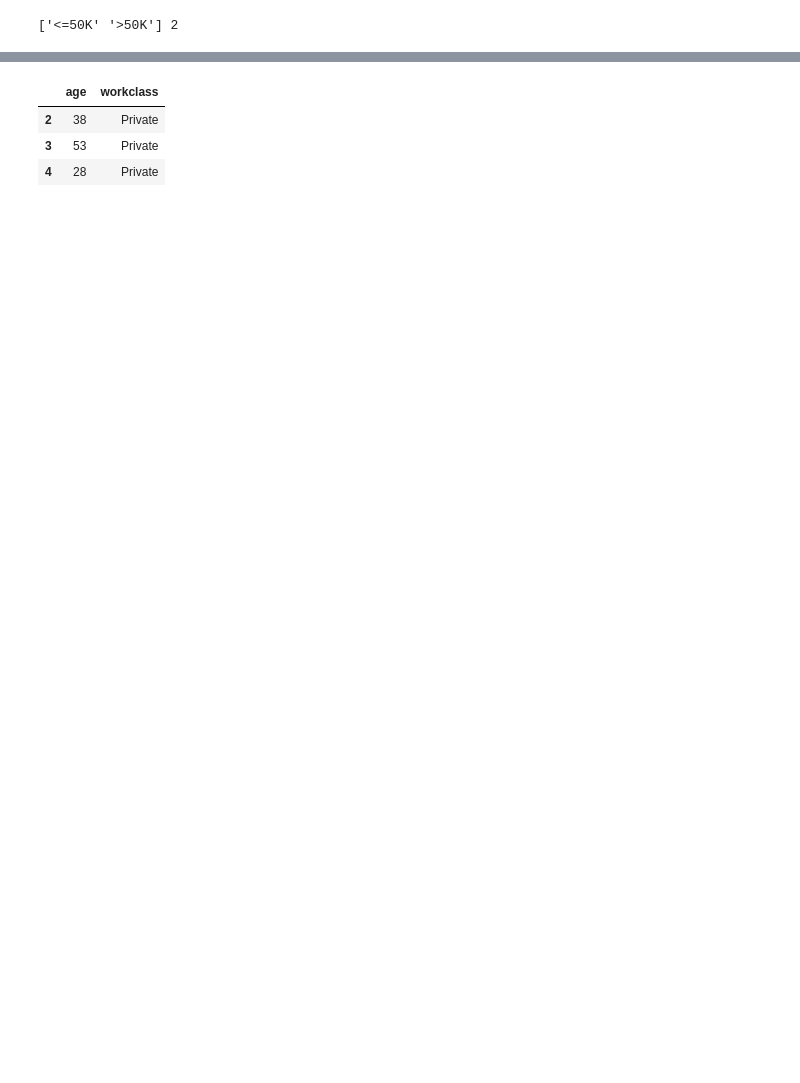
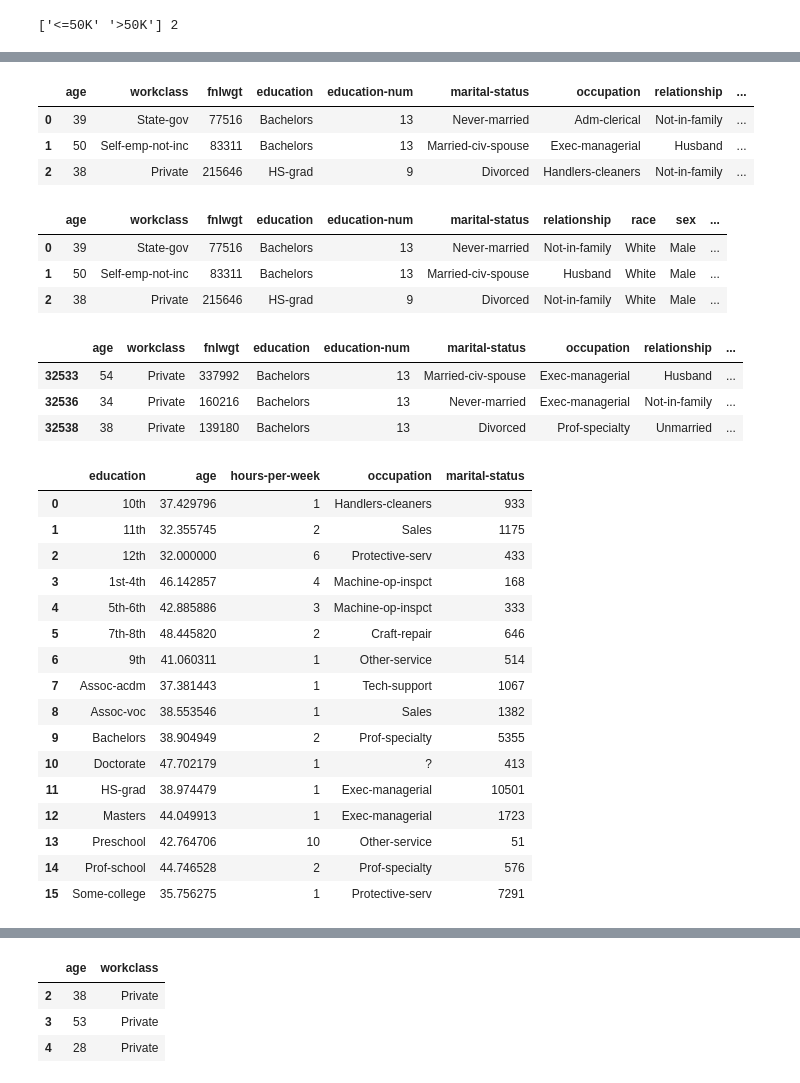
Before and after one commit to mdl81/pandas_numpy_tasks, a Jupyter notebook: test.ipynb, the cells around one changed output, grey strips where cells are left out. Drawn from its saved outputs; the diff is of its cells as text; code cells hidden in the pictures; blank space fills up the shorter version.

```diff
--- a/test.ipynb
+++ b/test.ipynb
@@ -50,0 +122,47 @@ print(data.salary.unique(), data.salary.nunique())
+# %%
+data['new_col'] = True
+data.head(3)
+# %% [output]
+|  | age | workclass | fnlwgt | education | education-num | marital-status | occupation | relationship | ... |
+| 0 | 39 | State-gov | 77516 | Bachelors | 13 | Never-married | Adm-clerical | Not-in-family | ... |
+| 1 | 50 | Self-emp-not-inc | 83311 | Bachelors | 13 | Married-civ-spouse | Exec-managerial | Husband | ... |
+| 2 | 38 | Private | 215646 | HS-grad | 9 | Divorced | Handlers-cleaners | Not-in-family | ... |
+# %%
+data.drop(['salary', 'new_col', 'occupation'], axis=1).head(3)
+# %% [output]
+|  | age | workclass | fnlwgt | education | education-num | marital-status | relationship | race | sex | ... |
+| 0 | 39 | State-gov | 77516 | Bachelors | 13 | Never-married | Not-in-family | White | Male | ... |
+| 1 | 50 | Self-emp-not-inc | 83311 | Bachelors | 13 | Married-civ-spouse | Husband | White | Male | ... |
+| 2 | 38 | Private | 215646 | HS-grad | 9 | Divorced | Not-in-family | White | Male | ... |
+# %%
+data[data['education'].isin(['Bachelors', '11th'])].tail(3) # data[data[‘education’] == 'Bachelors']
+# %% [output]
+|  | age | workclass | fnlwgt | education | education-num | marital-status | occupation | relationship | ... |
+| 32533 | 54 | Private | 337992 | Bachelors | 13 | Married-civ-spouse | Exec-managerial | Husband | ... |
+| 32536 | 34 | Private | 160216 | Bachelors | 13 | Never-married | Exec-managerial | Not-in-family | ... |
+| 32538 | 38 | Private | 139180 | Bachelors | 13 | Divorced | Prof-specialty | Unmarried | ... |
+# %%
+data.groupby(["education"]).agg({
+    "age": "mean",
+    "hours-per-week": "min",
+    "occupation": "last",
+    "marital-status": "count"
+}).reset_index()
+# %% [output]
+|  | education | age | hours-per-week | occupation | marital-status |
+| 0 | 10th | 37.429796 | 1 | Handlers-cleaners | 933 |
+| 1 | 11th | 32.355745 | 2 | Sales | 1175 |
+| 2 | 12th | 32.000000 | 6 | Protective-serv | 433 |
+| 3 | 1st-4th | 46.142857 | 4 | Machine-op-inspct | 168 |
+| 4 | 5th-6th | 42.885886 | 3 | Machine-op-inspct | 333 |
+| 5 | 7th-8th | 48.445820 | 2 | Craft-repair | 646 |
+| 6 | 9th | 41.060311 | 1 | Other-service | 514 |
+| 7 | Assoc-acdm | 37.381443 | 1 | Tech-support | 1067 |
+| 8 | Assoc-voc | 38.553546 | 1 | Sales | 1382 |
+| 9 | Bachelors | 38.904949 | 2 | Prof-specialty | 5355 |
+| 10 | Doctorate | 47.702179 | 1 | ? | 413 |
+| 11 | HS-grad | 38.974479 | 1 | Exec-managerial | 10501 |
+| 12 | Masters | 44.049913 | 1 | Exec-managerial | 1723 |
+| 13 | Preschool | 42.764706 | 10 | Other-service | 51 |
+| 14 | Prof-school | 44.746528 | 2 | Prof-specialty | 576 |
+| 15 | Some-college | 35.756275 | 1 | Protective-serv | 7291 |
```
Also changed, not shown: parts of 30 cells of this notebook, 2 other files.
